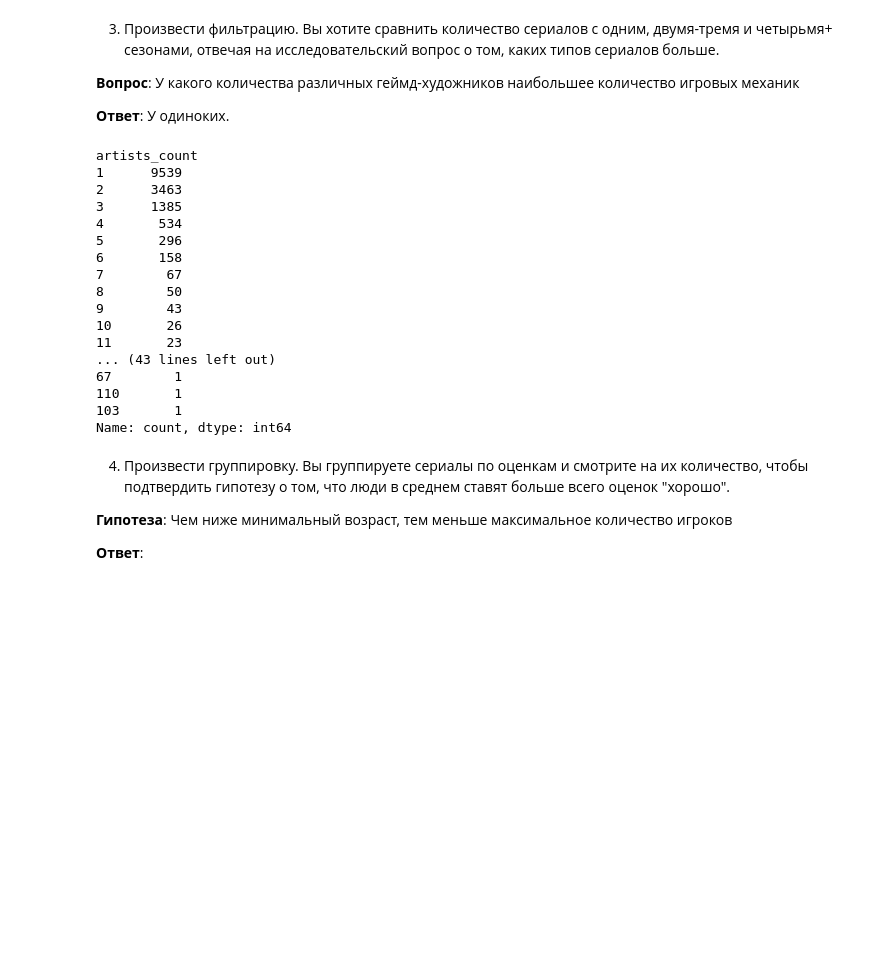
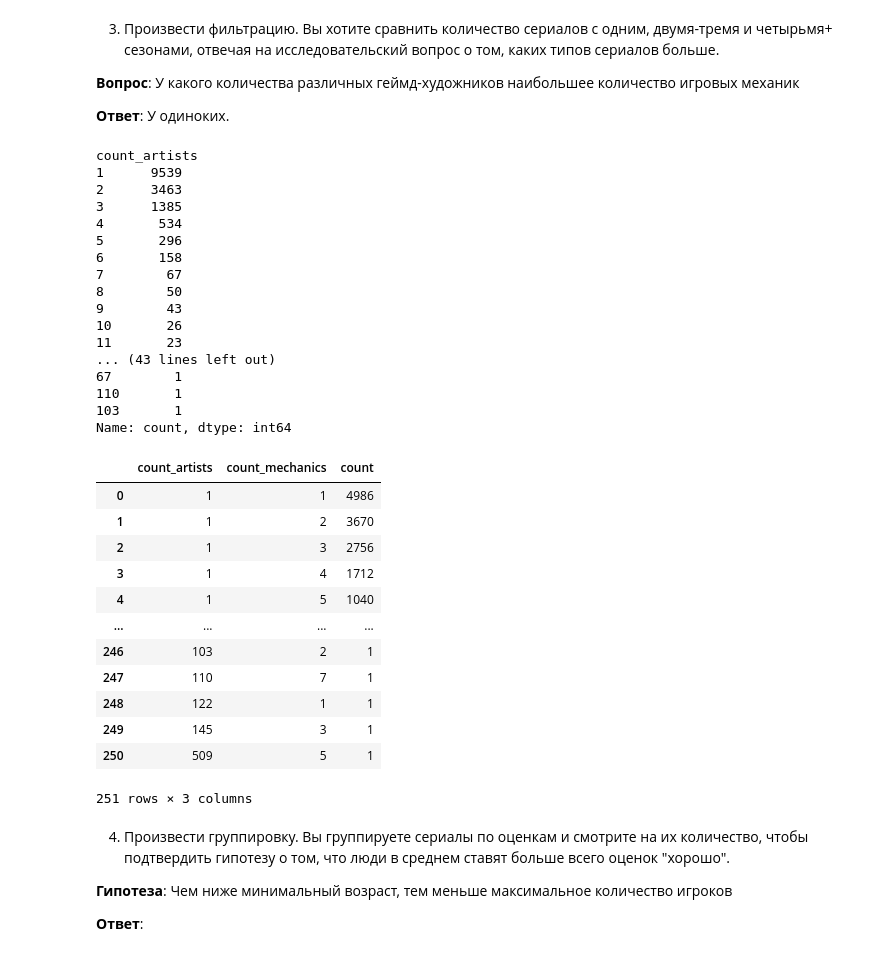
Before and after one commit to Eshasss/i-love-crispy-laptops, a Jupyter notebook: project1/project.ipynb, the cells around one changed output. Saved outputs shown, nothing was run; the diff lists cells and outputs as text; code cells hidden in the pictures; blank space fills up the shorter version.

```diff
--- a/project1/project.ipynb
+++ b/project1/project.ipynb
@@ -9,5 +9,8 @@ import collections
 import ast
 # %%
 # sns.set_palette("pastel")
+# %%
+pd.set_option('display.max_rows', 50,)
+pd.set_option('display.max_colwidth', 10,)
 # %%
 df = pd.read_csv('games_detailed_info.csv', index_col=0)
@@ -24,7 +23,8 @@ len(df.columns)
 # %%
 df.fillna(
     {
-        "boardgameartist": "['Anonymous Artists']"
+        "boardgameartist": "['Anonymous Artists']",
+        "boardgamemechanic": "['Unknown']"
 
     },
     inplace=True,
@@ -110,10 +110,11 @@ Passing `palette` without assigning `hue` is deprecated and will be removed in v
 **Ответ**: У одиноких.
 # %%
 df['boardgameartist'] = [ast.literal_eval(i) for i in df['boardgameartist']]  # Переводим из строки в массив
-df['artists_count'] = df['boardgameartist'].transform(len)  # Создаем дополнительную колонку с количество художников
-df.loc[~df['boardgameartist'].isin([['Anonymous Artists']])]['artists_count'].value_counts() # Убираем анонимусов
+df['boardgamemechanic'] = [ast.literal_eval(i) for i in df['boardgamemechanic']]
+df['count_artists'] = df['boardgameartist'].transform(len)  # Создаем дополнительную колонку с количество художников
+df['count_mechanics'] = df['boardgamemechanic'].transform(len)
 # %% [output]
-artists_count
+count_artists
 1      9539
 2      3463
 3      1385
@@ -130,6 +131,22 @@ artists_count
 110       1
 103       1
 Name: count, dtype: int64
+# %%
+df.loc[~df['boardgameartist'].isin([['Anonymous Artists']] & ~df['boardgamemechanic'].isin([['Unknow']]))][['count_artists', 'count_mechanics']].value_counts().reset_index() # Убираем анонимусов
+# %% [output]
+|  | count_artists | count_mechanics | count |
+| 0 | 1 | 1 | 4986 |
+| 1 | 1 | 2 | 3670 |
+| 2 | 1 | 3 | 2756 |
+| 3 | 1 | 4 | 1712 |
+| 4 | 1 | 5 | 1040 |
+| ... | ... | ... | ... |
+| 246 | 103 | 2 | 1 |
+| 247 | 110 | 7 | 1 |
+| 248 | 122 | 1 | 1 |
+| 249 | 145 | 3 | 1 |
+| 250 | 509 | 5 | 1 |
+251 rows × 3 columns
 # %% [markdown]
 4. Произвести группировку.
 Вы группируете сериалы по оценкам и смотрите на их количество, чтобы подтвердить гипотезу о том, что люди в среднем ставят больше всего оценок "хорошо".
```
Also changed, not shown: parts of 2 cells of this notebook.
